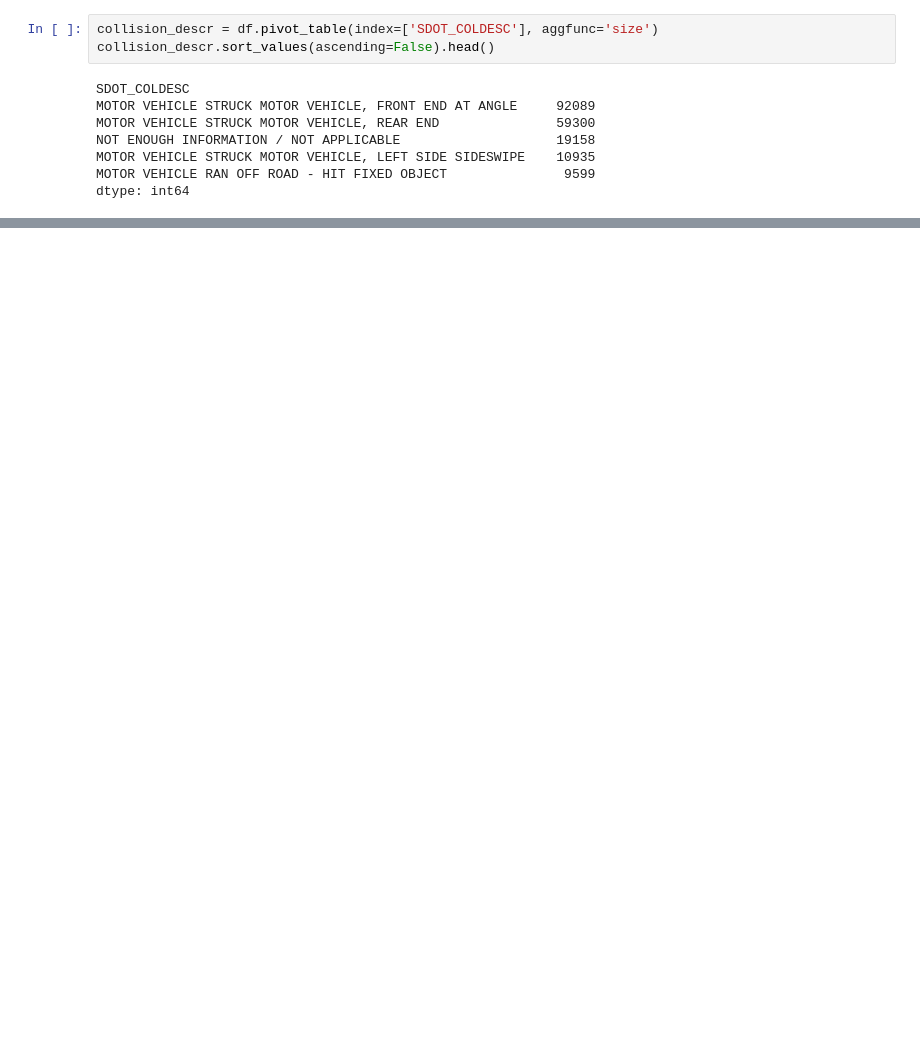
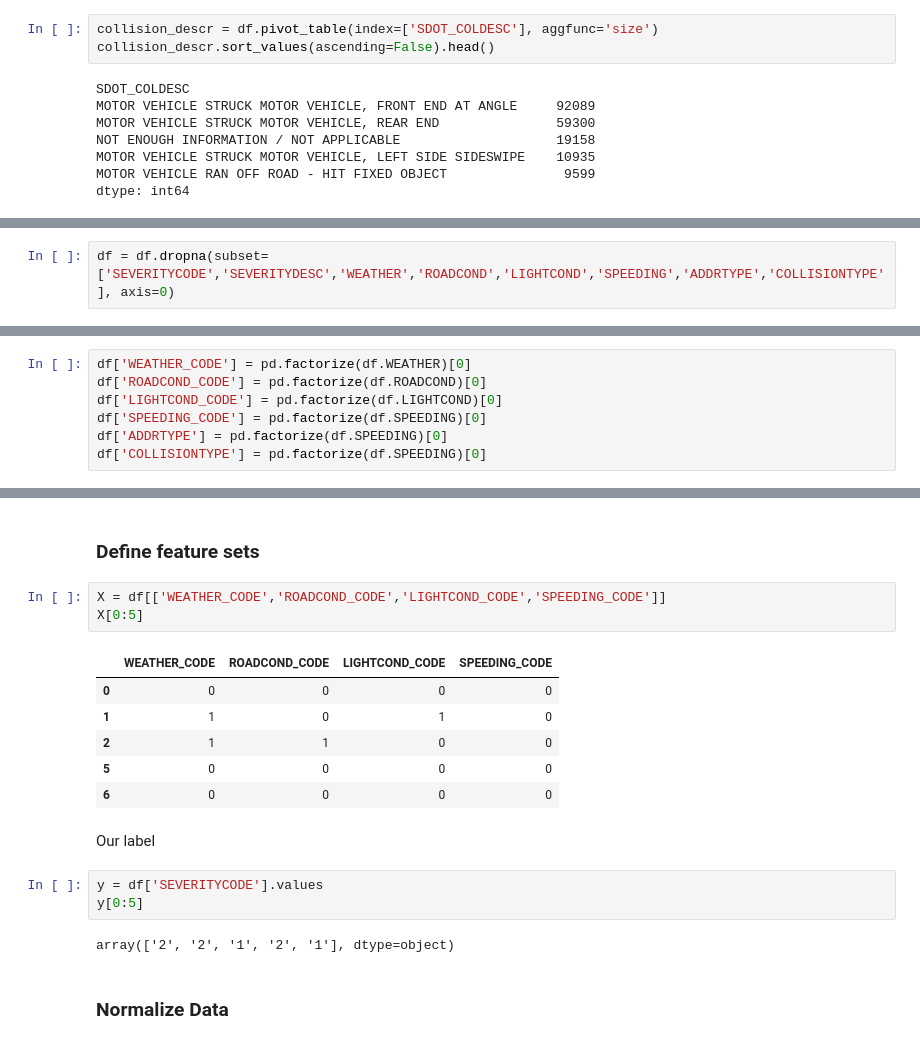
Before and after one commit to rodrigoeiragit/Coursera_Capstone, a Jupyter notebook: Applied Data Science Capstone Dataset.ipynb, the cells around one changed output, grey strips where cells are left out. Drawn from its saved outputs; the diff is of its cells as text; blank space fills up the shorter version.

```diff
--- a/Applied Data Science Capstone Dataset.ipynb
+++ b/Applied Data Science Capstone Dataset.ipynb
@@ -345,0 +367,2 @@ dtype: int64
+# %%
+df = df.dropna(subset=['SEVERITYCODE','SEVERITYDESC','WEATHER','ROADCOND','LIGHTCOND','SPEEDING','ADDRTYPE','COLLISIONTYPE'], axis=0)
@@ -345,0 +373,7 @@ dtype: int64
+# %%
+df['WEATHER_CODE'] = pd.factorize(df.WEATHER)[0]
+df['ROADCOND_CODE'] = pd.factorize(df.ROADCOND)[0]
+df['LIGHTCOND_CODE'] = pd.factorize(df.LIGHTCOND)[0]
+df['SPEEDING_CODE'] = pd.factorize(df.SPEEDING)[0]
+df['ADDRTYPE'] = pd.factorize(df.SPEEDING)[0]
+df['COLLISIONTYPE'] = pd.factorize(df.SPEEDING)[0]
@@ -345,0 +391,21 @@ dtype: int64
+# %% [markdown]
+### Define feature sets
+# %%
+X = df[['WEATHER_CODE','ROADCOND_CODE','LIGHTCOND_CODE','SPEEDING_CODE']]
+X[0:5]
+# %% [output]
+|  | WEATHER_CODE | ROADCOND_CODE | LIGHTCOND_CODE | SPEEDING_CODE |
+| 0 | 0 | 0 | 0 | 0 |
+| 1 | 1 | 0 | 1 | 0 |
+| 2 | 1 | 1 | 0 | 0 |
+| 5 | 0 | 0 | 0 | 0 |
+| 6 | 0 | 0 | 0 | 0 |
+# %% [markdown]
+Our label
+# %%
+y = df['SEVERITYCODE'].values
+y[0:5]
+# %% [output]
+array(['2', '2', '1', '2', '1'], dtype=object)
+# %% [markdown]
+### Normalize Data
```
Also changed, not shown: parts of 44 cells of this notebook.
